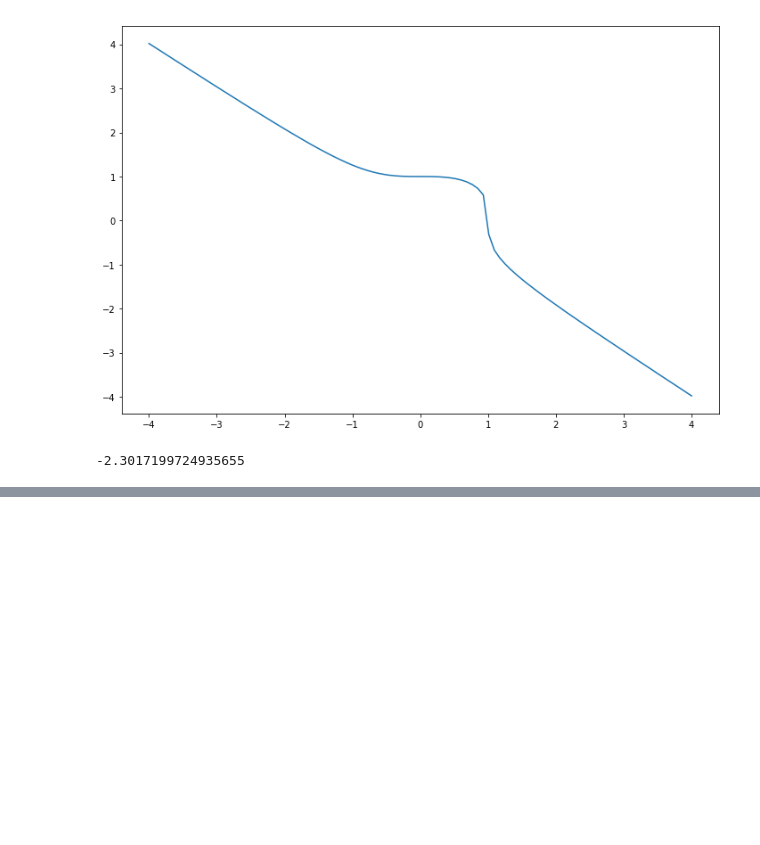
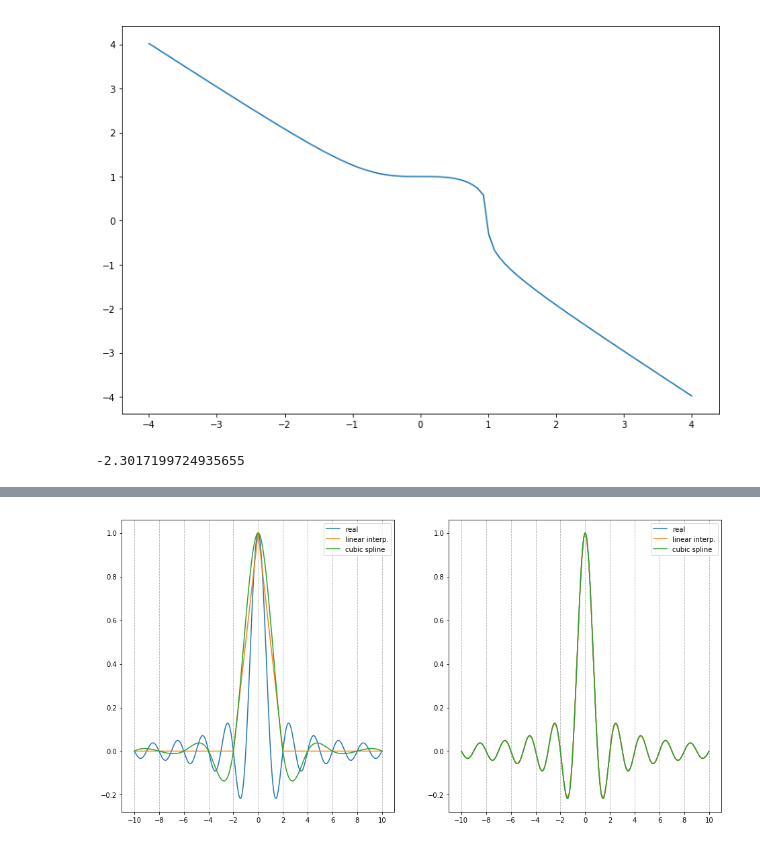
Before and after one commit to ftorradeflot/PythonMasterIFAE, a Jupyter notebook: scipy/scipy_solutions.ipynb, the cells around one changed output, grey strips where cells are left out. Drawn from its saved outputs; the diff is of its cells as text; code cells hidden in the pictures; blank space fills up the shorter version.

Commit message:
Scipy - Add exercise for interpolation

```diff
--- a/scipy/scipy_solutions.ipynb
+++ b/scipy/scipy_solutions.ipynb
@@ -119,0 +127,38 @@ trapz(x, y)
+# %%
+from scipy.interpolate import CubicSpline
+from scipy.interpolate import interp1d
+
+XLIM = (-10, 10)
+SAMPLE1 = 10
+SAMPLE2 = 100
+
+x = np.linspace(*XLIM, 1000)
+y = np.sinc(x)
+
+x1 = np.linspace(*XLIM, SAMPLE1 + 1)
+x2 = np.linspace(*XLIM, SAMPLE2 + 2)
+xs = [x1, x1]
+
+y1 = np.sinc(x1)
+y2 = np.sinc(x2)
+ys = [y1, y2]
+
+# 1D interpolation
+fl = [interp1d(x1, y1),
+      interp1d(x2, y2)]
+
+# The cubic spline
+fc = [CubicSpline(x1, y1),
+      CubicSpline(x2, y2)]
+
+fig, axes = plt.subplots(1, 2, figsize=(16, 8))
+
+for i, ax in enumerate(axes):
+    ax.plot(x, y, label='real')
+    ax.plot(x, fl[i](x), label='linear interp.')
+    ax.plot(x, fc[i](x), label='cubic spline')
+    ax.set_xticks(xs[i])
+    ax.grid(axis='x', linestyle='--')
+    ax.legend()
+# %% [output]
+[figure, added]
```
Also changed, not shown: parts of 1 cell of this notebook, 1 other file.
